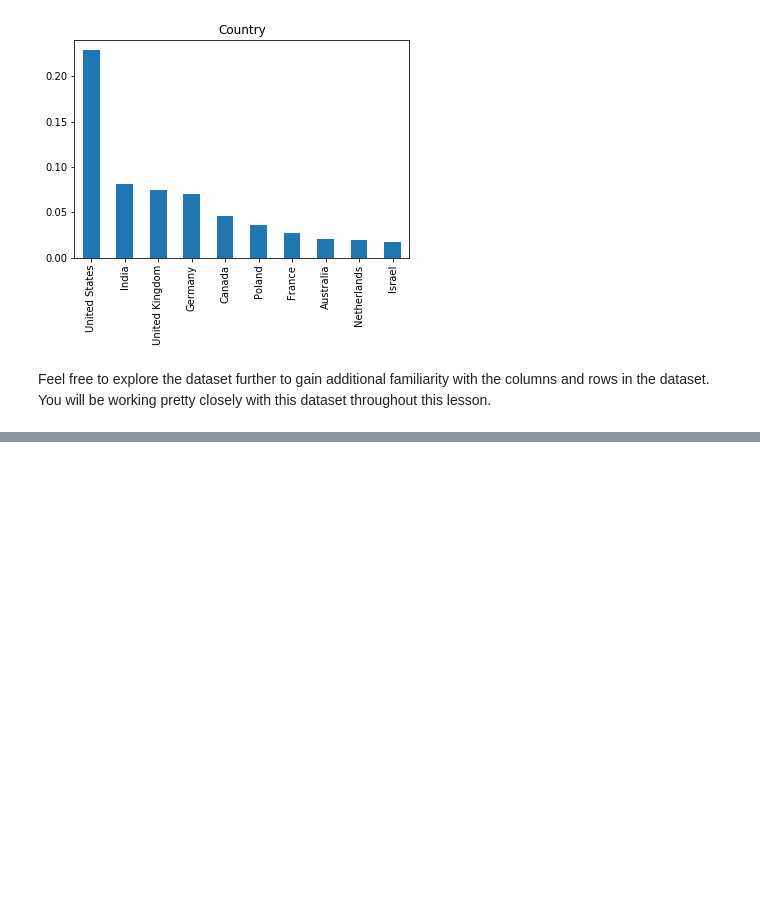
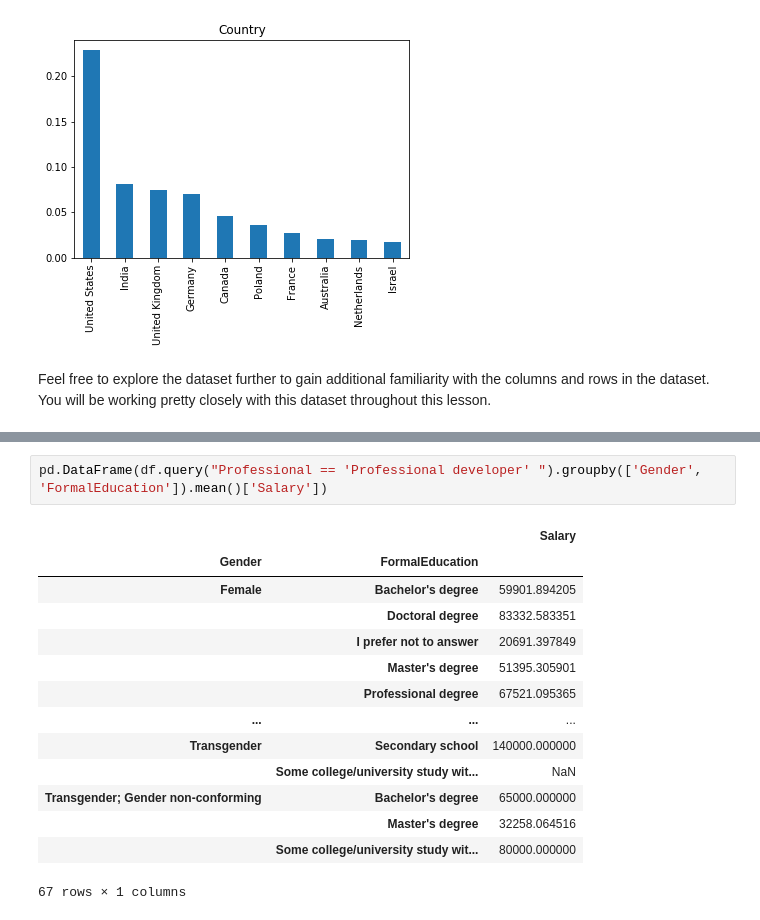
Before and after one commit to diegogonzalezmaneyro/data_science-nanodegree, a Jupyter notebook: L1_CRISP-DM/notebooks/A Look at the Data.ipynb, the cells around one changed output, grey strips where cells are left out. Saved outputs shown, nothing was run; the diff lists cells and outputs as text; blank space fills up the shorter version.

```diff
--- a/L1_CRISP-DM/notebooks/A Look at the Data.ipynb
+++ b/L1_CRISP-DM/notebooks/A Look at the Data.ipynb
@@ -218,0 +240,17 @@ Feel free to explore the dataset further to gain additional familiarity with the
+# %%
+pd.DataFrame(df.query("Professional == 'Professional developer' ").groupby(['Gender', 'FormalEducation']).mean()['Salary'])
+# %% [output]
+|  |  | Salary |
+| Gender | FormalEducation |  |
+| Female | Bachelor's degree | 59901.894205 |
+|  | Doctoral degree | 83332.583351 |
+|  | I prefer not to answer | 20691.397849 |
+|  | Master's degree | 51395.305901 |
+|  | Professional degree | 67521.095365 |
+| ... | ... | ... |
+| Transgender | Secondary school | 140000.000000 |
+|  | Some college/university study wit... | NaN |
+| Transgender; Gender non-conforming | Bachelor's degree | 65000.000000 |
+|  | Master's degree | 32258.064516 |
+|  | Some college/university study wit... | 80000.000000 |
+67 rows × 1 columns
```
Also changed, not shown: parts of 2 cells of this notebook.
